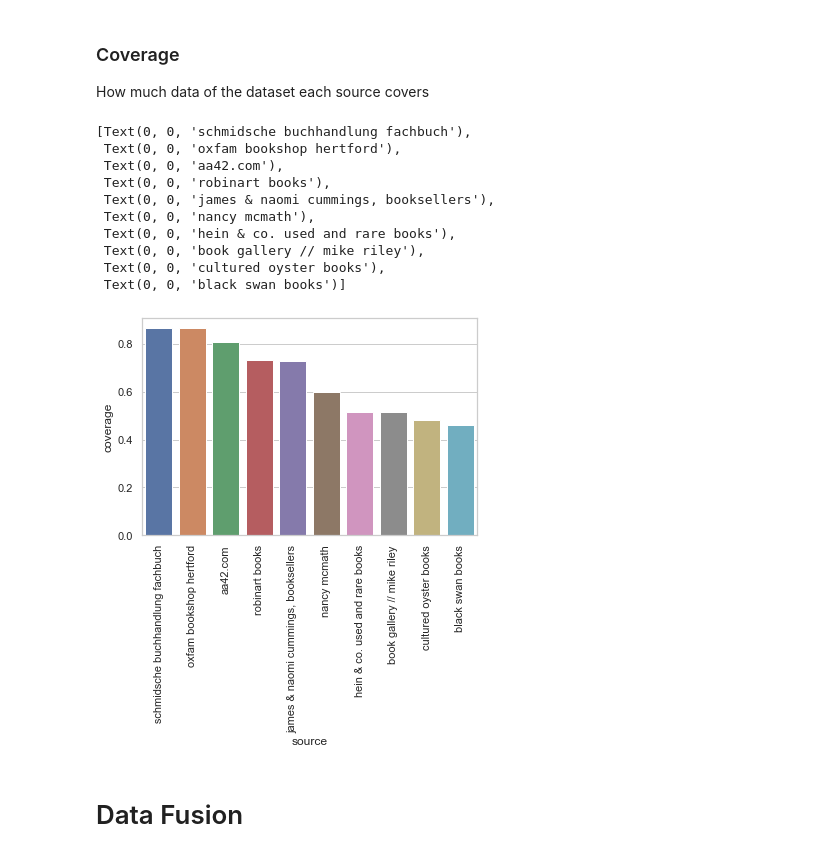
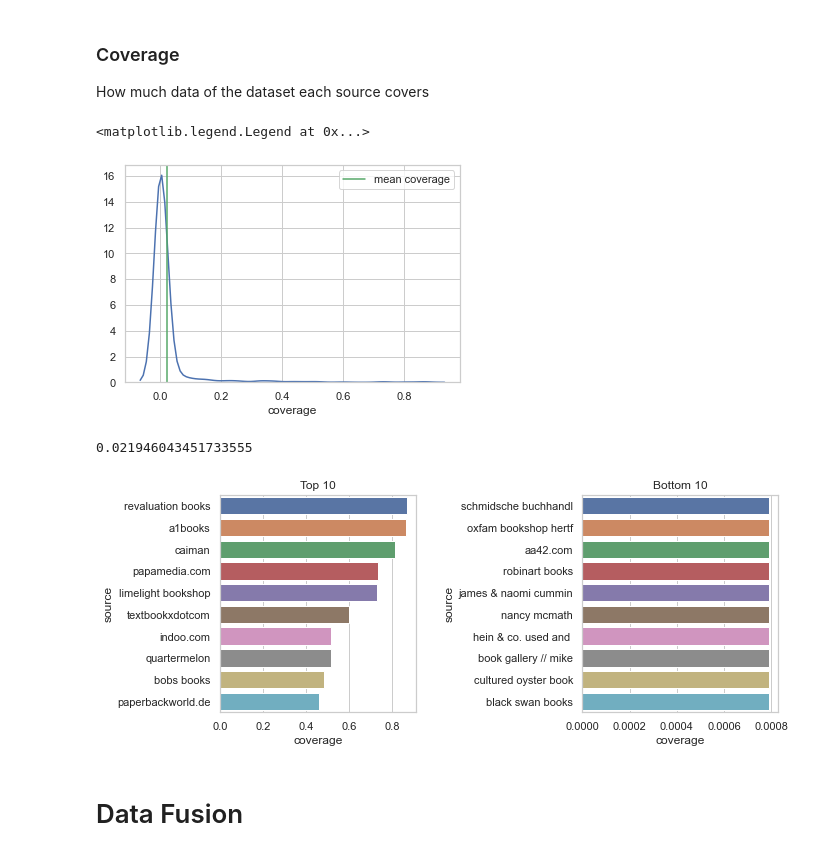
Before and after one commit to nhabbash/truth-discovery, a Jupyter notebook: notebook.ipynb, the cells around one changed output. Drawn from its saved outputs; the diff is of its cells as text; code cells hidden in the pictures.

```diff
--- a/notebook.ipynb
+++ b/notebook.ipynb
@@ -228,28 +229,39 @@ if not os.path.exists("./data/results/source_coverage.csv"):
 
 else:
     source_coverage = pd.read_csv("data/results/source_coverage.csv", sep=";")
-# %%
-source_coverage = pd.DataFrame(source_coverage)
-
-top_cover = source_coverage.nlargest(10, "coverage")
-worst_cover = source_coverage.nsmallest(10, "coverage")
-
-ax = sns.barplot(data=top_cover, x="source", y="coverage")
-ax.set_xticklabels(ax.get_xticklabels(), rotation=90)
-ax = sns.barplot(data=worst_cover, x="source", y="coverage")
-ax.set_xticklabels(ax.get_xticklabels(), rotation=90)
-# %% [output]
-[Text(0, 0, 'schmidsche buchhandlung fachbuch'),
- Text(0, 0, 'oxfam bookshop hertford'),
- Text(0, 0, 'aa42.com'),
- Text(0, 0, 'robinart books'),
- Text(0, 0, 'james & naomi cummings, booksellers'),
- Text(0, 0, 'nancy mcmath'),
- Text(0, 0, 'hein & co. used and rare books'),
- Text(0, 0, 'book gallery // mike riley'),
- Text(0, 0, 'cultured oyster books'),
- Text(0, 0, 'black swan books')]
-[figure, removed]
+# %%
+source_coverage = pd.DataFrame(source_coverage)
+
+ax = sns.distplot(source_coverage.coverage, hist=False);
+ax.axvline(source_coverage.coverage.mean(), color='g')
+plt.legend({'mean coverage': source_coverage.coverage.mean()})
+# %% [output]
+<matplotlib.legend.Legend at 0x...>
+[figure, added]
+# %%
+source_coverage.coverage.mean()
+# %% [output]
+0.021946043451733555
+# %%
+top_cover = source_coverage.nlargest(10, "coverage")
+worst_cover = source_coverage.nsmallest(10, "coverage")
+
+worst_cover.source = worst_cover.source.apply(lambda x:  x[:20])
+
+fig = plt.figure(figsize=(10,4))
+plt.subplot(1, 2, 1)
+ax = sns.barplot(data=top_cover, x="coverage", y="source")
+
+plt.title('Top 10')
+
+plt.subplot(1, 2, 2)
+ax = sns.barplot(data=worst_cover, x="coverage", y="source")
+plt.title('Bottom 10')
+
+fig.subplots_adjust(wspace=0.85)
+plt.show()
+# %% [output]
+[figure, added]
 # %%
 # Final cleaning step, drop NaN rows
 df = df.dropna()
```
Also changed, not shown: parts of 17 cells of this notebook, 15 other files.
